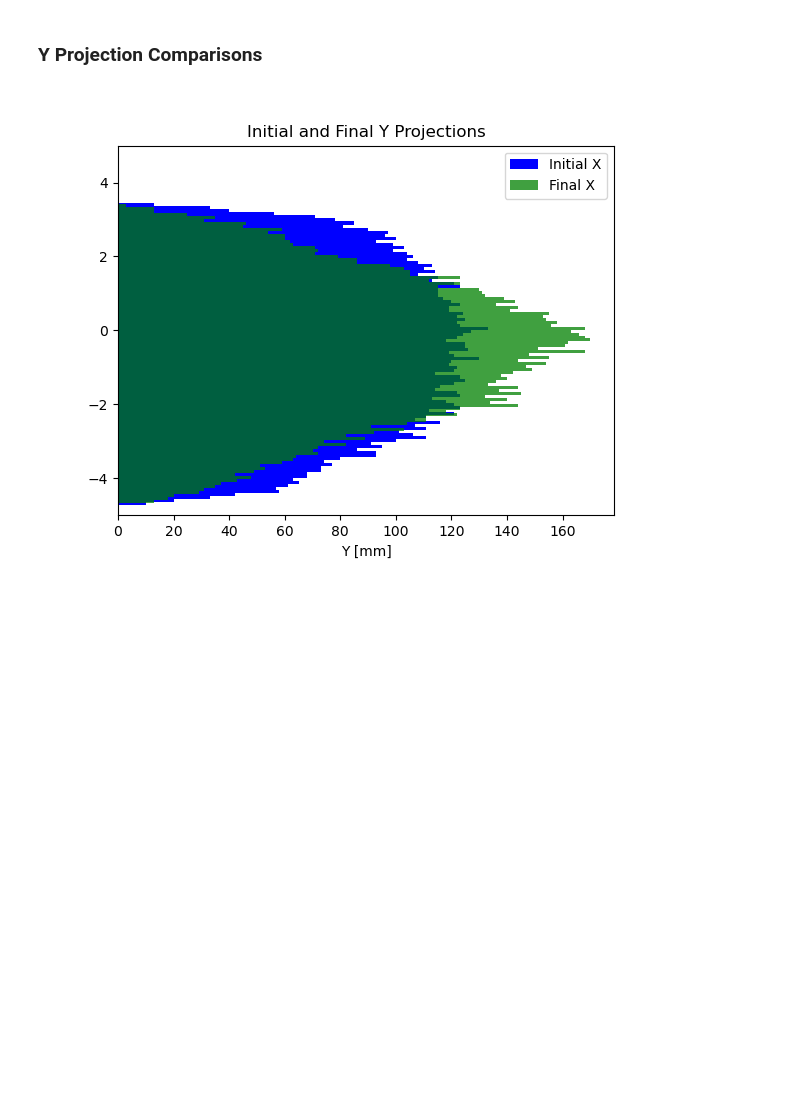
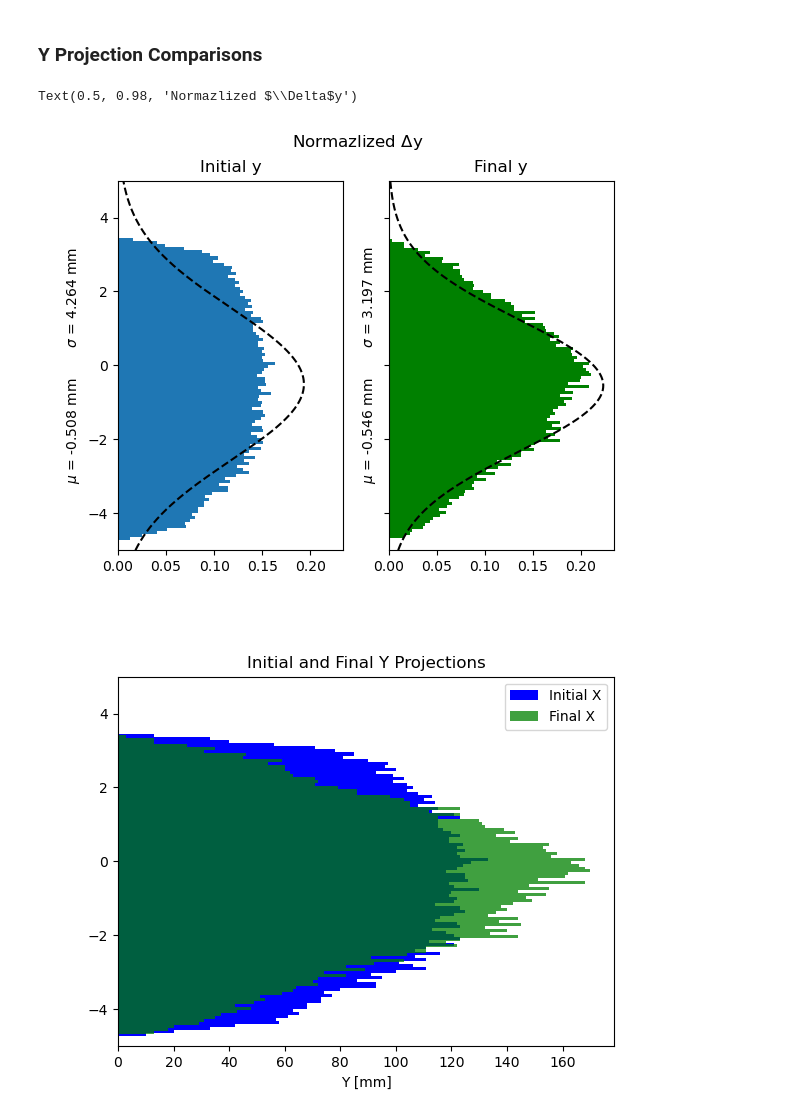
Before and after one commit to slaclab/xta, a Jupyter notebook: astra/vcc_laser.ipynb, the cells around one changed output. Cells and saved outputs as stored; diff of their text form; code cells hidden in the pictures; blank space fills up the shorter version.

```diff
--- a/astra/vcc_laser.ipynb
+++ b/astra/vcc_laser.ipynb
@@ -660,6 +694,30 @@ plt.show()
 [figure]
 # %% [markdown]
 ### Y Projection Comparisons
+# %%
+fig, axes = plt.subplots(1, 2, sharex=True, sharey=True)
+
+plt.subplot(1, 2, 2)
+data = xta.particles[-1].y*10**3
+finalx = plt.hist(data, num_bins, density=True, facecolor='green', orientation='horizontal')
+gausy, gausx, avg, var = gaus(data)
+plt.plot(gausx, gausy, 'k--')
+plt.title('Final y')
+plt.ylabel(f'$\mu$ = {avg} mm\t$\sigma$ = {var} mm')
+
+plt.subplot(1, 2, 1)
+data = xta.particles[0].y*10**3
+initx = plt.hist(data, num_bins, density=True, orientation='horizontal')
+gausy, gausx, avg, var = gaus(data)
+plt.plot(gausx, gausy, 'k--')
+plt.title('Initial y')
+plt.ylim(left_yaxis, right_yaxis)
+plt.ylabel(f'$\mu$ = {avg} mm\t$\sigma$ = {var} mm')
+
+plt.suptitle('Normazlized $\Delta$y')
+# %% [output]
+Text(0.5, 0.98, 'Normazlized $\\Delta$y')
+[figure, added]
 # %%
 plt.figure()
 plt.title('Initial and Final Y Projections')
```
Also changed, not shown: parts of 2 cells of this notebook, 1 other file.
